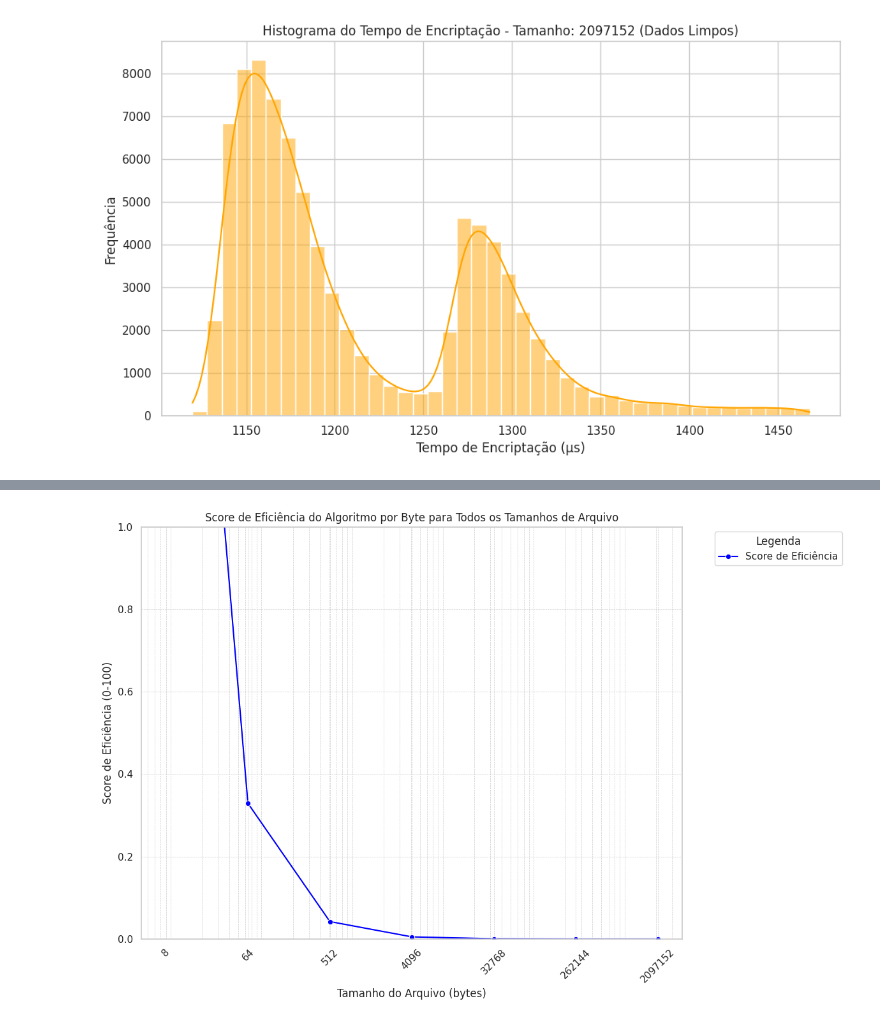
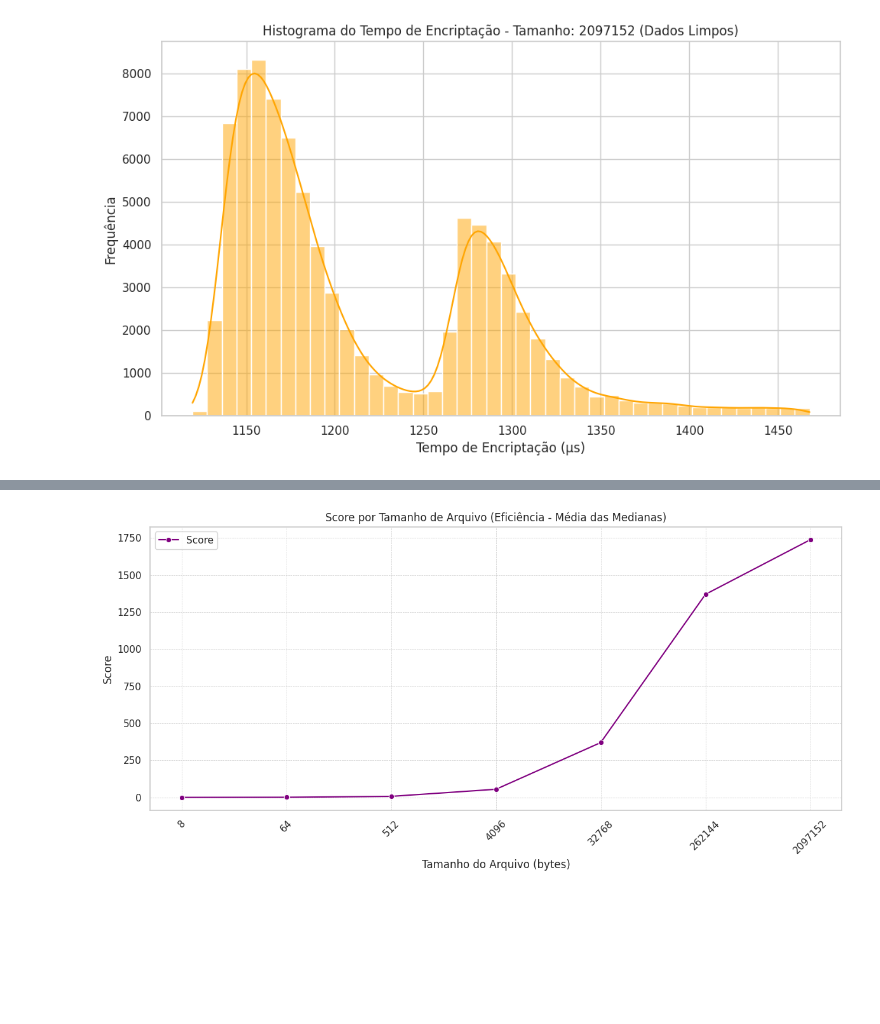
Before and after one commit to Bugss05/Performance-Benchmarking-of-Cryptographic-Mechanisms, a Jupyter notebook: SHA.ipynb, the cells around one changed output, grey strips where cells are left out. Cells and saved outputs as stored; diff of their text form; code cells hidden in the pictures; blank space fills up the shorter version.

```diff
--- a/SHA.ipynb
+++ b/SHA.ipynb
@@ -477,28 +211,38 @@ plt.show()
-# %%
-# Calcular a pontuação (score) normalizada para a eficiência
-df['Score de Eficiência'] = (df['Eficiência (μs/byte)'] - df['Eficiência (μs/byte)'].min()) / (df['Eficiência (μs/byte)'].max() - df['Eficiência (μs/byte)'].min()) * 100
-
-# Criar o gráfico combinado de eficiência para todos os tamanhos de arquivo
-plt.figure(figsize=(12, 8))
-
-# Adicionar os dados ao gráfico como uma linha única
-sns.lineplot(data=df, x='Tamanho do Arquivo (bytes)', y='Score de Eficiência', marker='o', color='blue', label='Score de Eficiência')
-
-# Configurações do gráfico
-plt.title('Score de Eficiência do Algoritmo por Byte para Todos os Tamanhos de Arquivo')
-plt.xlabel('Tamanho do Arquivo (bytes)')
-plt.ylabel('Score de Eficiência (0-100)')
-
-# Definir escala logarítmica no eixo x
-plt.xscale('log')
-plt.xticks([8, 64, 512, 4096, 32768, 262144, 2097152], labels=[8, 64, 512, 4096, 32768, 262144, 2097152], rotation=45)
-
-# Limitar o eixo y para valores de 0 a 100
-plt.ylim(0, 1)
-
-plt.legend(title='Legenda', bbox_to_anchor=(1.05, 1), loc='upper left')
-plt.grid(True, which="both", linestyle='--', linewidth=0.5)
-plt.tight_layout()
-plt.show()
-# %% [output]
-[figure, removed]
+# %%
+# Calcular o tempo médio por byte, variância relativa e eficiência usando a média das medianas
+mean_time_per_byte = [media / tamanho for media, tamanho in zip(medias_medianas, tamanhos)]
+std_encryption = np.std(mean_time_per_byte)  # Desvio padrão do tempo médio por byte (encriptação)
+std_decryption = std_encryption  # Assumindo que o desvio padrão da decriptação é igual ao da encriptação
+
+# Calcular o score diretamente para cada tamanho de arquivo usando a média das medianas
+score = []
+for media, tamanho in zip(medias_medianas, tamanhos):
+    mean_time_per_byte = media / tamanho  # Usar a média das medianas
+    relative_variance = abs(std_encryption - std_decryption) / max(std_decryption, std_encryption)
+    score_value = 1 / (mean_time_per_byte * (1 + relative_variance))
+    score.append(score_value)
+
+# Criar o gráfico de função
+plt.figure(figsize=(12, 6))
+sns.lineplot(x=tamanhos, y=score, marker='o', color='purple', label='Score')
+
+# Configurações do gráfico
+plt.title('Score por Tamanho de Arquivo (Eficiência - Média das Medianas)')
+plt.xlabel('Tamanho do Arquivo (bytes)')
+plt.ylabel('Score')
+
+# Definir escala logarítmica no eixo x
+plt.xscale('log')
+plt.xticks([8, 64, 512, 4096, 32768, 262144, 2097152], labels=[8, 64, 512, 4096, 32768, 262144, 2097152], rotation=45)
+
+# Adicionar grade
+plt.grid(True, linestyle='--', linewidth=0.5)
+
+# Adicionar legenda
+plt.legend()
+
+# Ajustar layout
+plt.tight_layout()
+plt.show()
+# %% [output]
+[figure, added]
```
Also changed, not shown: parts of 26 cells of this notebook.
